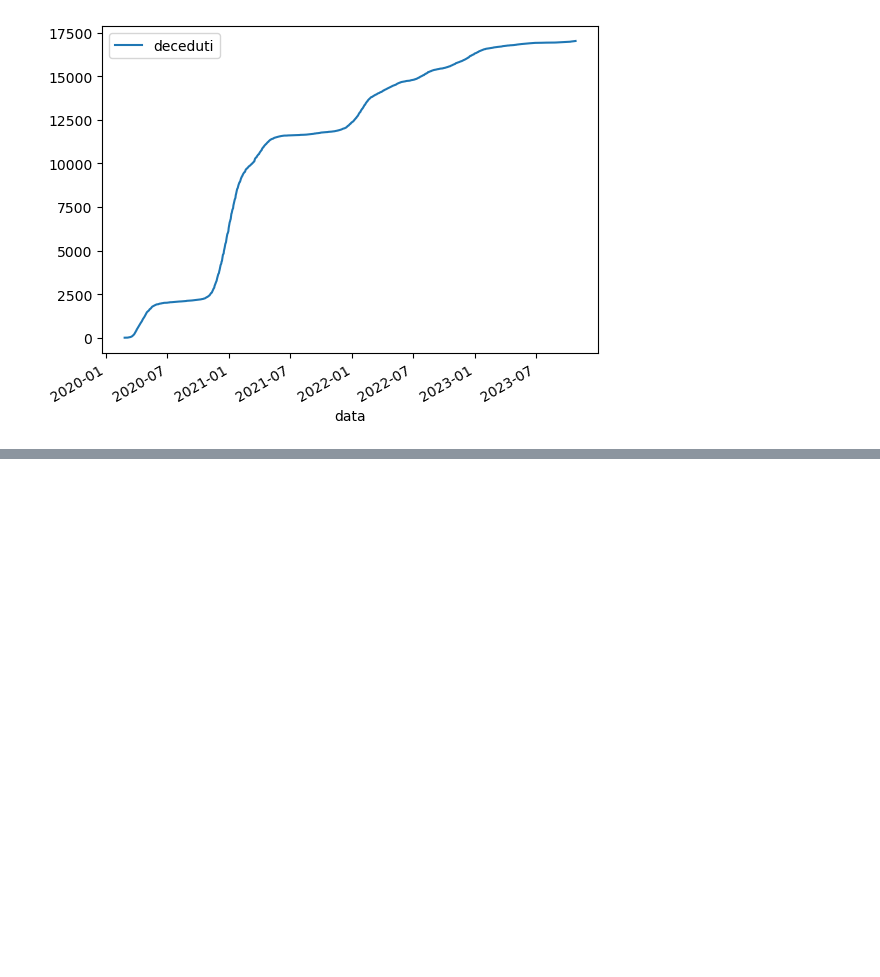
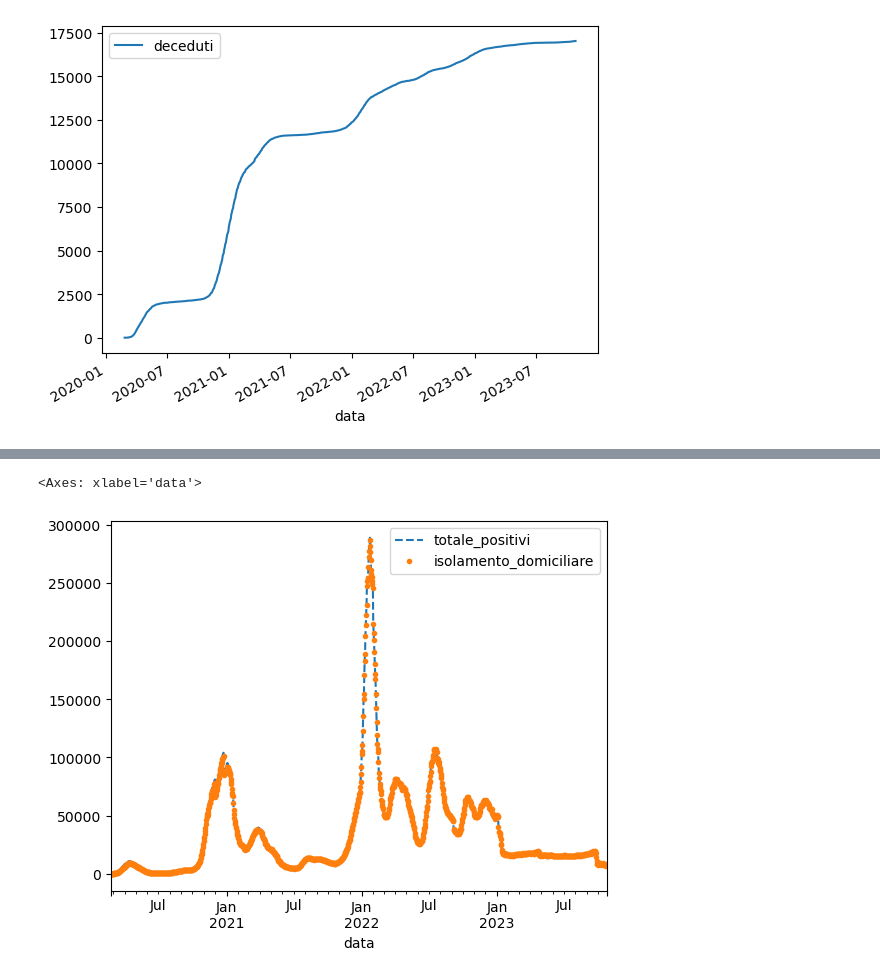
Before and after one commit to giofas02/Tmrd, a Jupyter notebook: Coviddi-checkpoint.ipynb, the cells around one changed output, grey strips where cells are left out. Saved outputs shown, nothing was run; the diff lists cells and outputs as text; code cells hidden in the pictures; blank space fills up the shorter version.

```diff
--- a/Coviddi-checkpoint.ipynb
+++ b/Coviddi-checkpoint.ipynb
@@ -137,0 +152,6 @@ datiVeneto3.plot()
+# %%
+datiVeneto1daily = datiVeneto1.resample('D').sum()
+datiVeneto1daily.plot(style = ['--','.'])
+# %% [output]
+<Axes: xlabel='data'>
+[figure, added]
```
Also changed, not shown: parts of 5 cells of this notebook.
